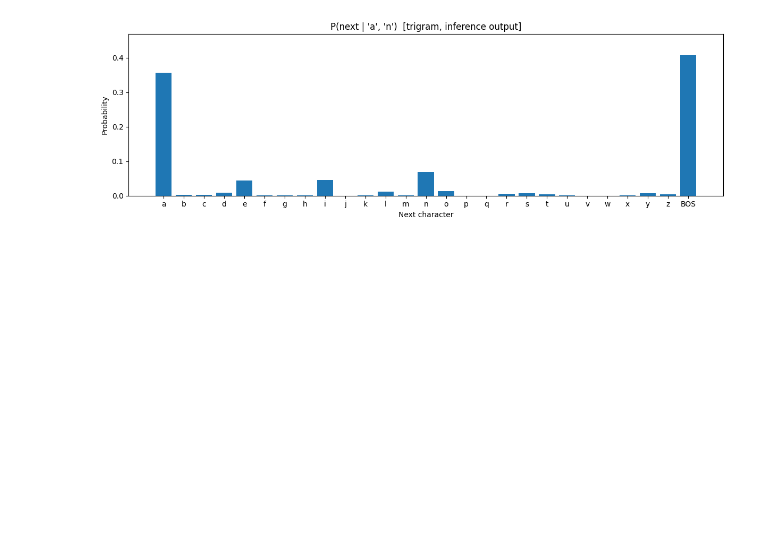
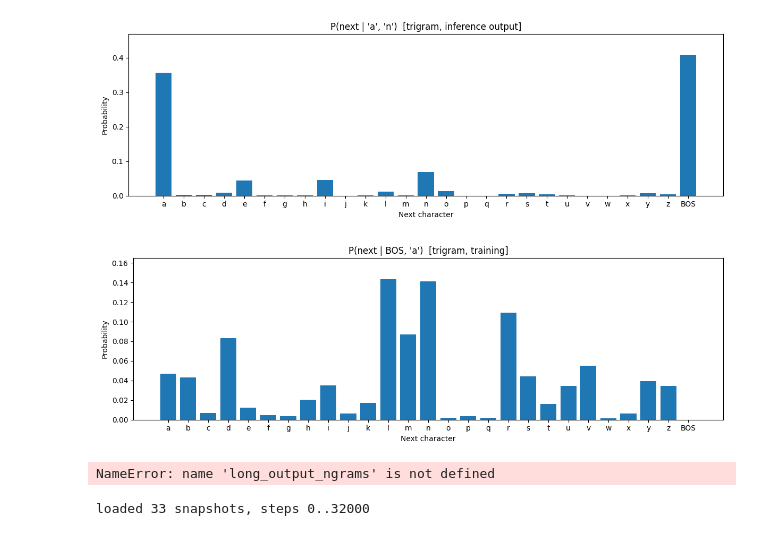
Before and after one commit to KhaleelKarim/LLMStatistics, a Jupyter notebook: notebooks/ngram_viz.ipynb, the cells around one changed output. Saved outputs shown, nothing was run; the diff lists cells and outputs as text; code cells hidden in the pictures; blank space fills up the shorter version.

```diff
--- a/notebooks/ngram_viz.ipynb
+++ b/notebooks/ngram_viz.ipynb
@@ -109,5 +109,21 @@ plot_ngram_distribution(['a', 'n'], output_ngrams, source="inference output")
 [figure]
 [figure]
 # %%
-long_output_ngrams = '../data/output_ngrams_seed45_embd16_layer1_blk16_n3200.npz'
-new_output_ngrams = load_ngrams(new_output_ngrams_path)
+long_output_ngrams_path = '../data/output_ngrams_seed75_embd16_layer1_blk16_n32000_step32000.npz'
+long_output_ngrams = load_ngrams(long_output_ngrams_path)
+# %%
+plot_ngram_distribution(['BOS', 'a'], ngrams, 'training')
+plot_ngram_distribution(['BOS', 'a'], long_output_ngrams, 'long inference')
+# %% [output]
+[figure, added]
+NameError: name 'long_output_ngrams' is not defined
+# %%
+seed75_paths = [
+    f'../data/output_ngrams_seed75_embd16_layer1_blk16_n32000_step{n}.npz'
+    for n in range(0, 32001, 1000)
+]
+seed75_steps = list(range(0, 32001, 1000))
+seed75_ngrams_list = [load_ngrams(p) for p in seed75_paths]
+print(f"loaded {len(seed75_ngrams_list)} snapshots, steps {seed75_steps[0]}..{seed75_steps[-1]}")
+# %% [output]
+loaded 33 snapshots, steps 0..32000
```
Also changed, not shown: parts of 5 cells of this notebook.
